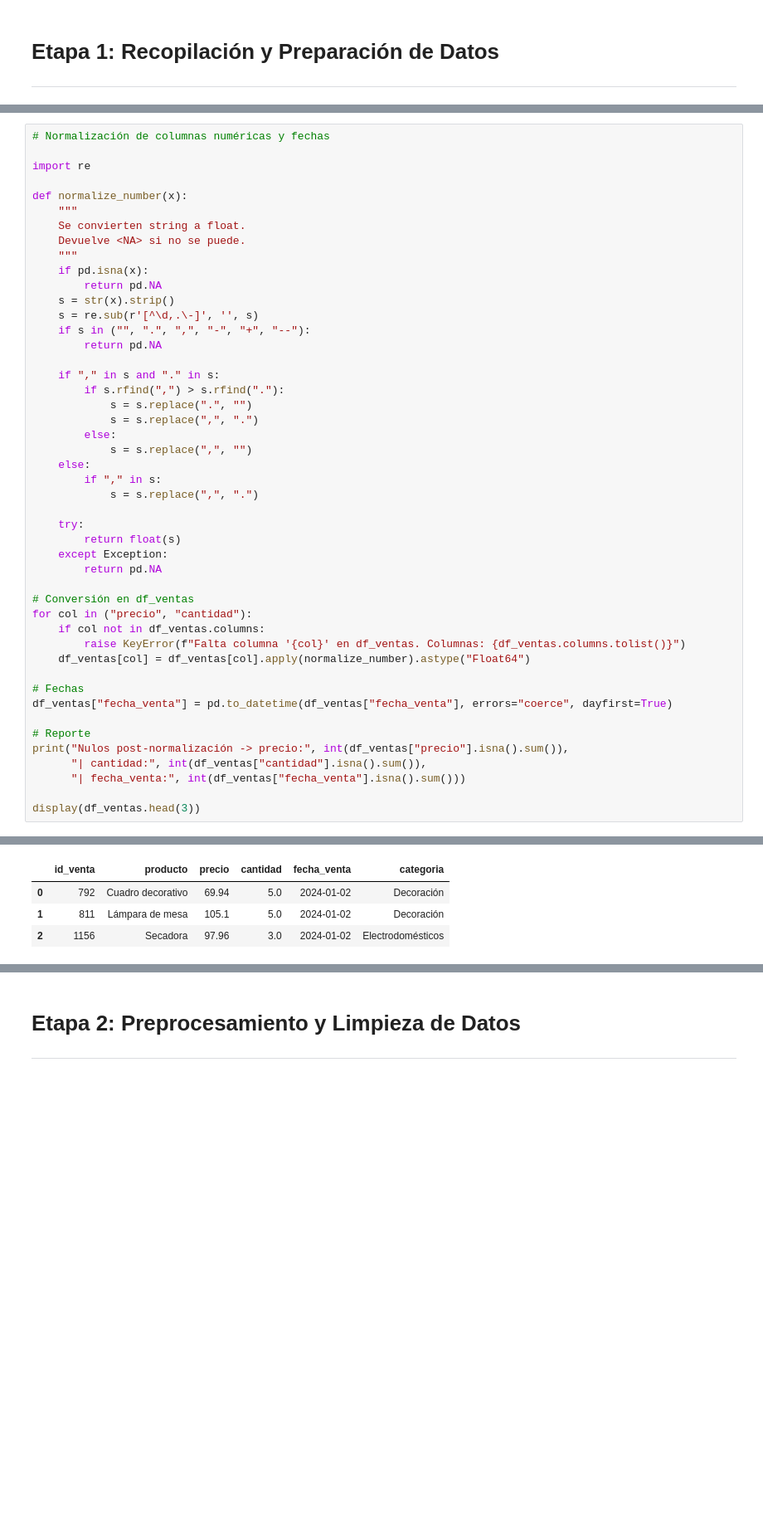
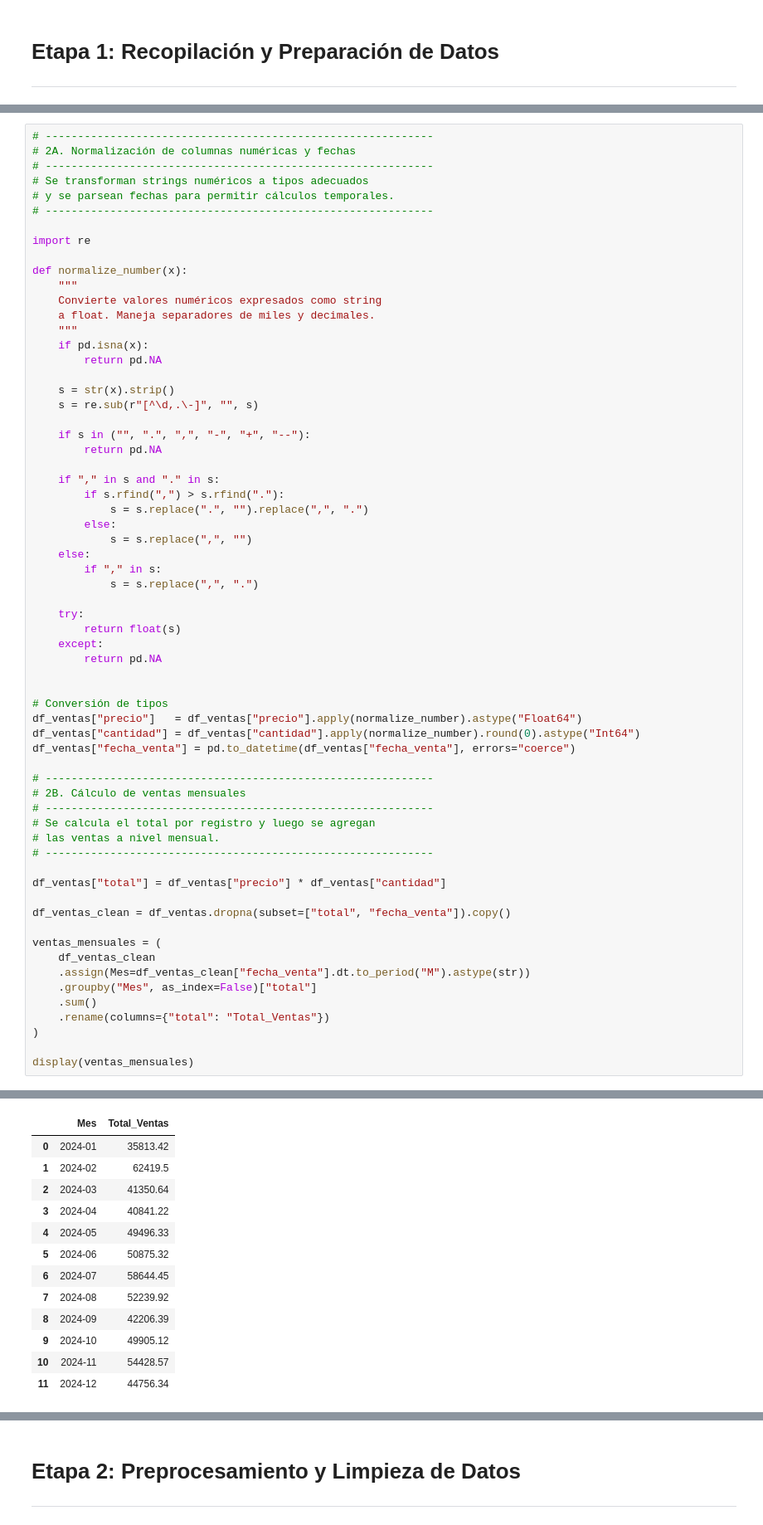
Before and after one commit to alanfuentes92/business_analytics, a Jupyter notebook: Fuentes_Alan-Comisión_25262-TPI_Data_Analytics-Entrega_Final.ipynb, the cells around one changed output, grey strips where cells are left out. Shown at 83% size. Drawn from its saved outputs; the diff is of its cells as text; blank space fills up the shorter version.

```diff
--- a/Fuentes_Alan-Comisión_25262-TPI_Data_Analytics-Entrega_Final.ipynb
+++ b/Fuentes_Alan-Comisión_25262-TPI_Data_Analytics-Entrega_Final.ipynb
@@ -73,24 +166,30 @@ ventas   : (3035, 6) ['id_venta', 'producto', 'precio', 'cantidad', 'fecha_venta
 # %%
-# Normalización de columnas numéricas y fechas
+# ------------------------------------------------------------
+# 2A. Normalización de columnas numéricas y fechas
+# ------------------------------------------------------------
+# Se transforman strings numéricos a tipos adecuados
+# y se parsean fechas para permitir cálculos temporales.
+# ------------------------------------------------------------
 
 import re
 
 def normalize_number(x):
     """
-    Se convierten string a float.
-    Devuelve <NA> si no se puede.
+    Convierte valores numéricos expresados como string
+    a float. Maneja separadores de miles y decimales.
     """
     if pd.isna(x):
         return pd.NA
+
     s = str(x).strip()
-    s = re.sub(r'[^\d,.\-]', '', s)
+    s = re.sub(r"[^\d,.\-]", "", s)
+
     if s in ("", ".", ",", "-", "+", "--"):
         return pd.NA
 
     if "," in s and "." in s:
         if s.rfind(",") > s.rfind("."):
-            s = s.replace(".", "")
-            s = s.replace(",", ".")
+            s = s.replace(".", "").replace(",", ".")
         else:
             s = s.replace(",", "")
     else:
@@ -99,22 +198,33 @@ def normalize_number(x):
 
     try:
         return float(s)
-    except Exception:
+    except:
         return pd.NA
 
-# Conversión en df_ventas
-for col in ("precio", "cantidad"):
-    if col not in df_ventas.columns:
-        raise KeyError(f"Falta columna '{col}' en df_ventas. Columnas: {df_ventas.columns.tolist()}")
-    df_ventas[col] = df_ventas[col].apply(normalize_number).astype("Float64")
 
-# Fechas
-df_ventas["fecha_venta"] = pd.to_datetime(df_ventas["fecha_venta"], errors="coerce", dayfirst=True)
+# Conversión de tipos
+df_ventas["precio"]   = df_ventas["precio"].apply(normalize_number).astype("Float64")
+df_ventas["cantidad"] = df_ventas["cantidad"].apply(normalize_number).round(0).astype("Int64")
+df_ventas["fecha_venta"] = pd.to_datetime(df_ventas["fecha_venta"], errors="coerce")
 
-# Reporte
-print("Nulos post-normalización -> precio:", int(df_ventas["precio"].isna().sum()),
-      "| cantidad:", int(df_ventas["cantidad"].isna().sum()),
-      "| fecha_venta:", int(df_ventas["fecha_venta"].isna().sum()))
+# ------------------------------------------------------------
+# 2B. Cálculo de ventas mensuales
+# ------------------------------------------------------------
+# Se calcula el total por registro y luego se agregan
+# las ventas a nivel mensual.
+# ------------------------------------------------------------
 
-display(df_ventas.head(3))
+df_ventas["total"] = df_ventas["precio"] * df_ventas["cantidad"]
+
+df_ventas_clean = df_ventas.dropna(subset=["total", "fecha_venta"]).copy()
+
+ventas_mensuales = (
+    df_ventas_clean
+    .assign(Mes=df_ventas_clean["fecha_venta"].dt.to_period("M").astype(str))
+    .groupby("Mes", as_index=False)["total"]
+    .sum()
+    .rename(columns={"total": "Total_Ventas"})
+)
+
+display(ventas_mensuales)
 # %% [output]
@@ -122,4 +231,13 @@ Nulos post-normalización -> precio: 2 | cantidad: 2 | fecha_venta: 0
-|  | id_venta | producto | precio | cantidad | fecha_venta | categoria |
-| 0 | 792 | Cuadro decorativo | 69.94 | 5.0 | 2024-01-02 | Decoración |
-| 1 | 811 | Lámpara de mesa | 105.1 | 5.0 | 2024-01-02 | Decoración |
-| 2 | 1156 | Secadora | 97.96 | 3.0 | 2024-01-02 | Electrodomésticos |
+|  | Mes | Total_Ventas |
+| 0 | 2024-01 | 35813.42 |
+| 1 | 2024-02 | 62419.5 |
+| 2 | 2024-03 | 41350.64 |
+| 3 | 2024-04 | 40841.22 |
+| 4 | 2024-05 | 49496.33 |
+| 5 | 2024-06 | 50875.32 |
+| 6 | 2024-07 | 58644.45 |
+| 7 | 2024-08 | 52239.92 |
+| 8 | 2024-09 | 42206.39 |
+| 9 | 2024-10 | 49905.12 |
+| 10 | 2024-11 | 54428.57 |
+| 11 | 2024-12 | 44756.34 |
```
Also changed, not shown: parts of 24 cells of this notebook.
